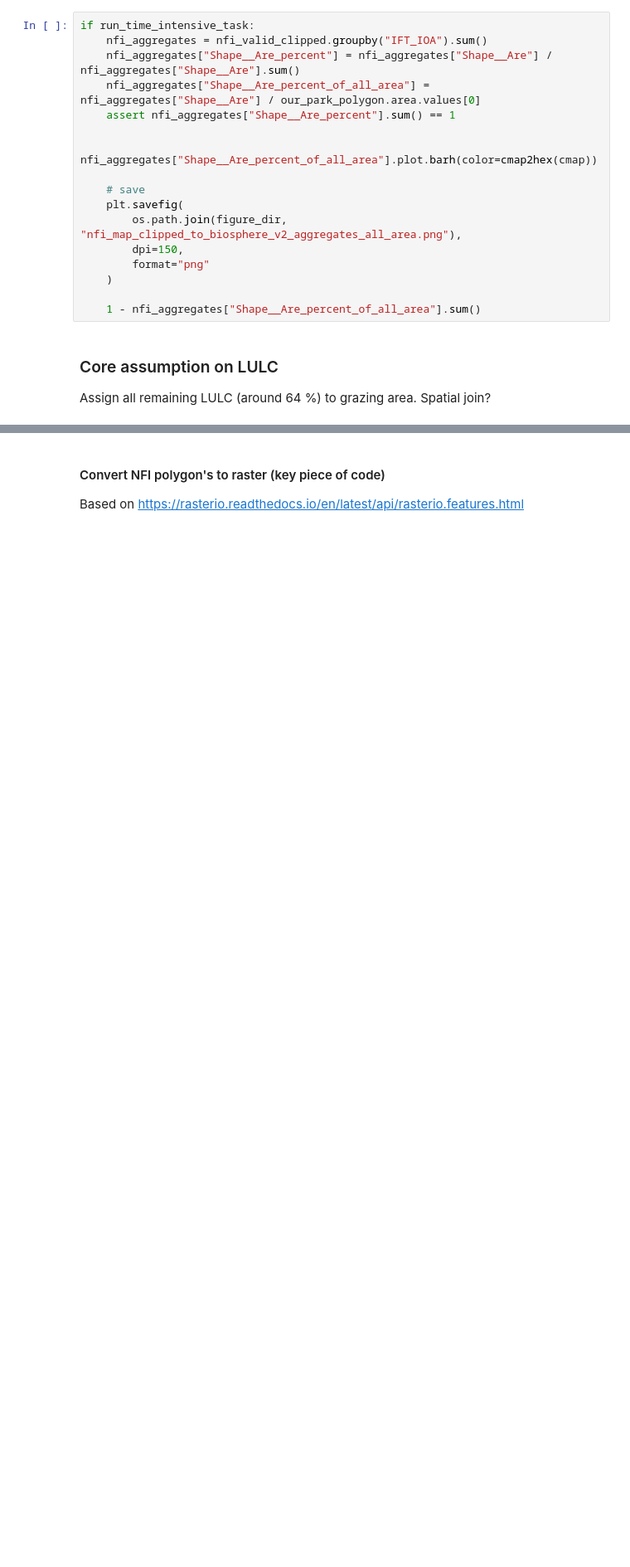
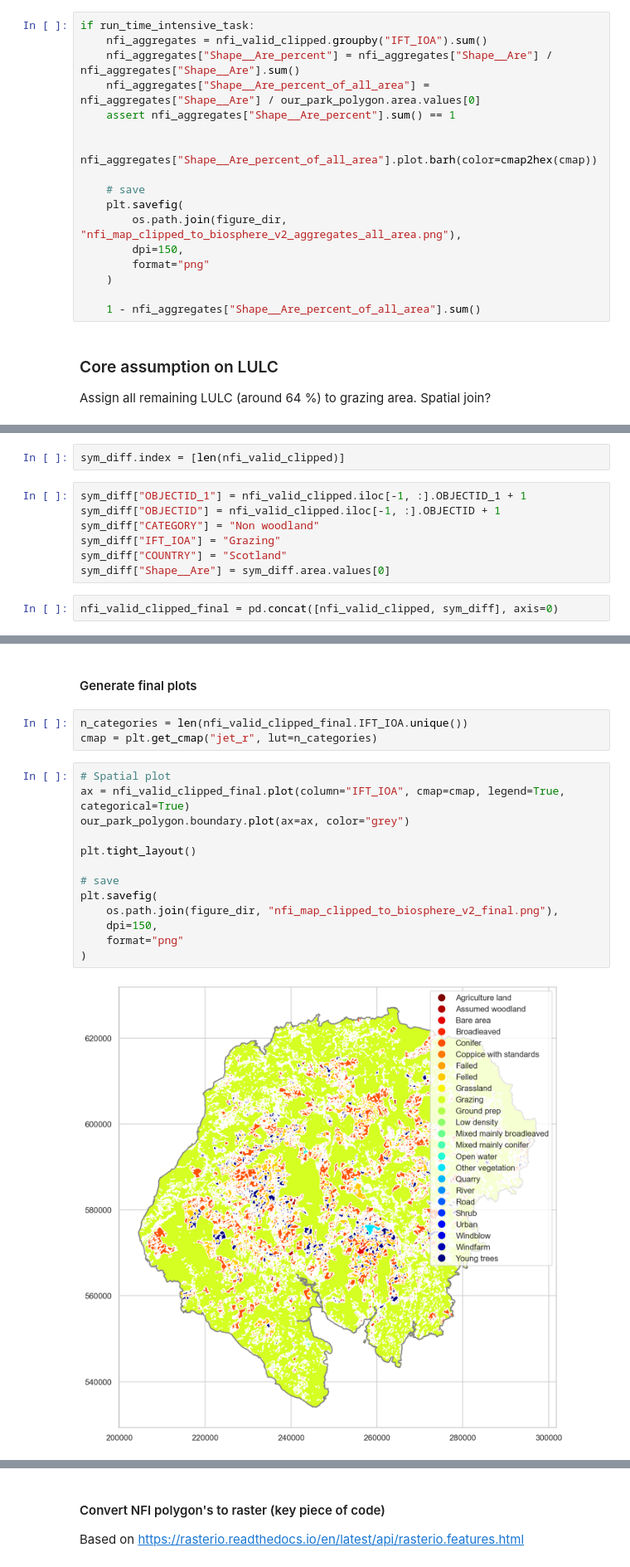
Before and after one commit to derpyninja/gecm, a Jupyter notebook: notebooks/01-fz-map-disaggregation-for-board-simplified.ipynb, the cells around one changed output, grey strips where cells are left out. Shown at 83% size. Drawn from its saved outputs; the diff is of its cells as text; blank space fills up the shorter version.

Commit message:
maps finally done.

```diff
--- a/notebooks/01-fz-map-disaggregation-for-board-simplified.ipynb
+++ b/notebooks/01-fz-map-disaggregation-for-board-simplified.ipynb
@@ -260,0 +262,11 @@ df_sym_diff.plot()
+# %%
+sym_diff.index = [len(nfi_valid_clipped)]
+# %%
+sym_diff["OBJECTID_1"] = nfi_valid_clipped.iloc[-1, :].OBJECTID_1 + 1
+sym_diff["OBJECTID"] = nfi_valid_clipped.iloc[-1, :].OBJECTID + 1
+sym_diff["CATEGORY"] = "Non woodland"
+sym_diff["IFT_IOA"] = "Grazing"
+sym_diff["COUNTRY"] = "Scotland"
+sym_diff["Shape__Are"] = sym_diff.area.values[0]
+# %%
+nfi_valid_clipped_final = pd.concat([nfi_valid_clipped, sym_diff], axis=0)
@@ -260,0 +282,20 @@ df_sym_diff.plot()
+# %% [markdown]
+#### Generate final plots
+# %%
+n_categories = len(nfi_valid_clipped_final.IFT_IOA.unique())
+cmap = plt.get_cmap("jet_r", lut=n_categories)
+# %%
+# Spatial plot
+ax = nfi_valid_clipped_final.plot(column="IFT_IOA", cmap=cmap, legend=True, categorical=True)
+our_park_polygon.boundary.plot(ax=ax, color="grey")
+
+plt.tight_layout()
+
+# save
+plt.savefig(
+    os.path.join(figure_dir, "nfi_map_clipped_to_biosphere_v2_final.png"),
+    dpi=150,
+    format="png"
+)
+# %% [output]
+[figure, added]
```
Also changed, not shown: parts of 32 cells of this notebook, 7 other files.
